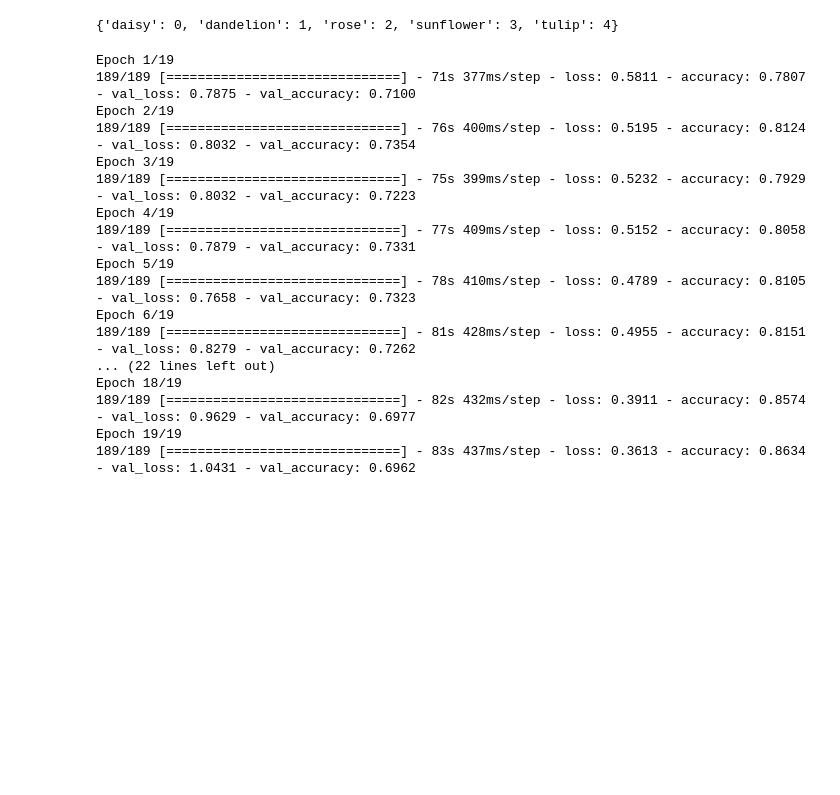
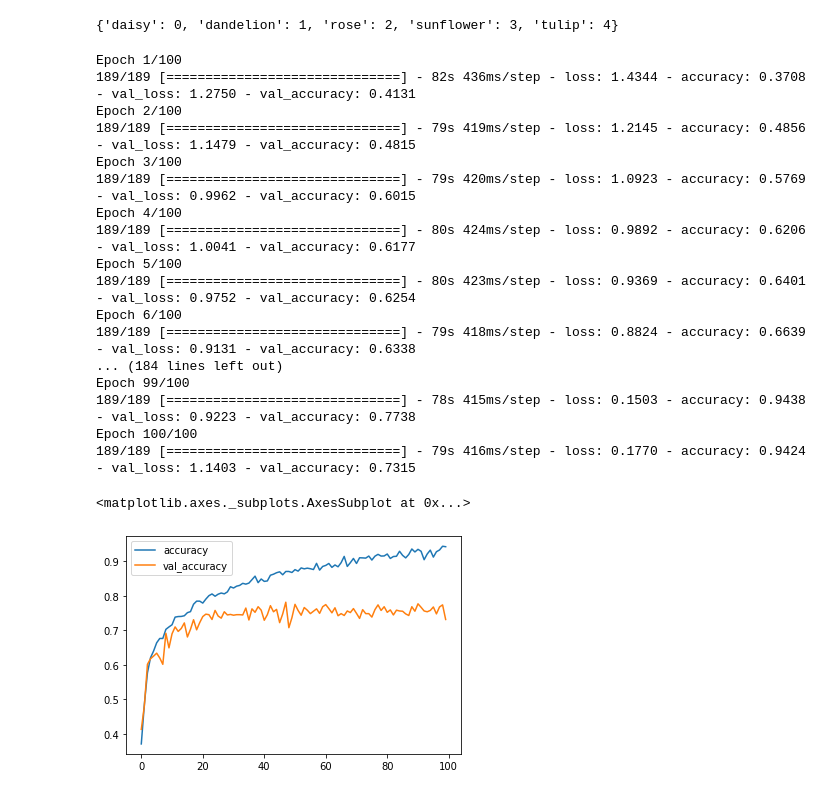
Before and after one commit to anweshb/Flower-Recognition, a Jupyter notebook: Flower Recognition.ipynb, the cells around one changed output. Saved outputs shown, nothing was run; the diff lists cells and outputs as text; code cells hidden in the pictures; blank space fills up the shorter version.

```diff
--- a/Flower Recognition.ipynb
+++ b/Flower Recognition.ipynb
@@ -120,6 +121,12 @@ model.add(MaxPooling2D(pool_size=(2,2), strides=(2,2)))
 model.add(Conv2D(filters = 16, kernel_size = (3,3),padding = 'same',activation ='relu'))
 model.add(MaxPooling2D(pool_size=(2,2), strides=(2,2)))
 
+model.add(Conv2D(filters = 64, kernel_size = (3,3),padding = 'same',activation ='relu'))
+model.add(MaxPooling2D(pool_size=(2,2), strides=(2,2)))
+
+model.add(Conv2D(filters = 32, kernel_size = (3,3),padding = 'same',activation ='relu'))
+model.add(MaxPooling2D(pool_size=(2,2), strides=(2,2)))
+
 model.add(Flatten())
 
 model.add(Dense(512,activation='relu'))
@@ -175,20 +182,27 @@ results = model.fit_generator(train_image_gen,
                              epochs=100,
                              validation_data=test_image_gen)
 # %% [output]
-Epoch 1/19
-189/189 [==============================] - 71s 377ms/step - loss: 0.5811 - accuracy: 0.7807 - val_loss: 0.7875 - val_accuracy: 0.7100
-Epoch 2/19
-189/189 [==============================] - 76s 400ms/step - loss: 0.5195 - accuracy: 0.8124 - val_loss: 0.8032 - val_accuracy: 0.7354
-Epoch 3/19
-189/189 [==============================] - 75s 399ms/step - loss: 0.5232 - accuracy: 0.7929 - val_loss: 0.8032 - val_accuracy: 0.7223
-Epoch 4/19
-189/189 [==============================] - 77s 409ms/step - loss: 0.5152 - accuracy: 0.8058 - val_loss: 0.7879 - val_accuracy: 0.7331
-Epoch 5/19
-189/189 [==============================] - 78s 410ms/step - loss: 0.4789 - accuracy: 0.8105 - val_loss: 0.7658 - val_accuracy: 0.7323
-Epoch 6/19
-189/189 [==============================] - 81s 428ms/step - loss: 0.4955 - accuracy: 0.8151 - val_loss: 0.8279 - val_accuracy: 0.7262
-... (22 lines left out)
-Epoch 18/19
-189/189 [==============================] - 82s 432ms/step - loss: 0.3911 - accuracy: 0.8574 - val_loss: 0.9629 - val_accuracy: 0.6977
-Epoch 19/19
-189/189 [==============================] - 83s 437ms/step - loss: 0.3613 - accuracy: 0.8634 - val_loss: 1.0431 - val_accuracy: 0.6962
+Epoch 1/100
+189/189 [==============================] - 82s 436ms/step - loss: 1.4344 - accuracy: 0.3708 - val_loss: 1.2750 - val_accuracy: 0.4131
+Epoch 2/100
+189/189 [==============================] - 79s 419ms/step - loss: 1.2145 - accuracy: 0.4856 - val_loss: 1.1479 - val_accuracy: 0.4815
+Epoch 3/100
+189/189 [==============================] - 79s 420ms/step - loss: 1.0923 - accuracy: 0.5769 - val_loss: 0.9962 - val_accuracy: 0.6015
+Epoch 4/100
+189/189 [==============================] - 80s 424ms/step - loss: 0.9892 - accuracy: 0.6206 - val_loss: 1.0041 - val_accuracy: 0.6177
+Epoch 5/100
+189/189 [==============================] - 80s 423ms/step - loss: 0.9369 - accuracy: 0.6401 - val_loss: 0.9752 - val_accuracy: 0.6254
+Epoch 6/100
+189/189 [==============================] - 79s 418ms/step - loss: 0.8824 - accuracy: 0.6639 - val_loss: 0.9131 - val_accuracy: 0.6338
+... (184 lines left out)
+Epoch 99/100
+189/189 [==============================] - 78s 415ms/step - loss: 0.1503 - accuracy: 0.9438 - val_loss: 0.9223 - val_accuracy: 0.7738
+Epoch 100/100
+189/189 [==============================] - 79s 416ms/step - loss: 0.1770 - accuracy: 0.9424 - val_loss: 1.1403 - val_accuracy: 0.7315
+# %%
+history = pd.DataFrame(model.history.history)
+# %%
+history[['accuracy','val_accuracy']].plot()
+# %% [output]
+<matplotlib.axes._subplots.AxesSubplot at 0x...>
+[figure, added]
```
Also changed, not shown: parts of 11 cells of this notebook, 1 other file.
